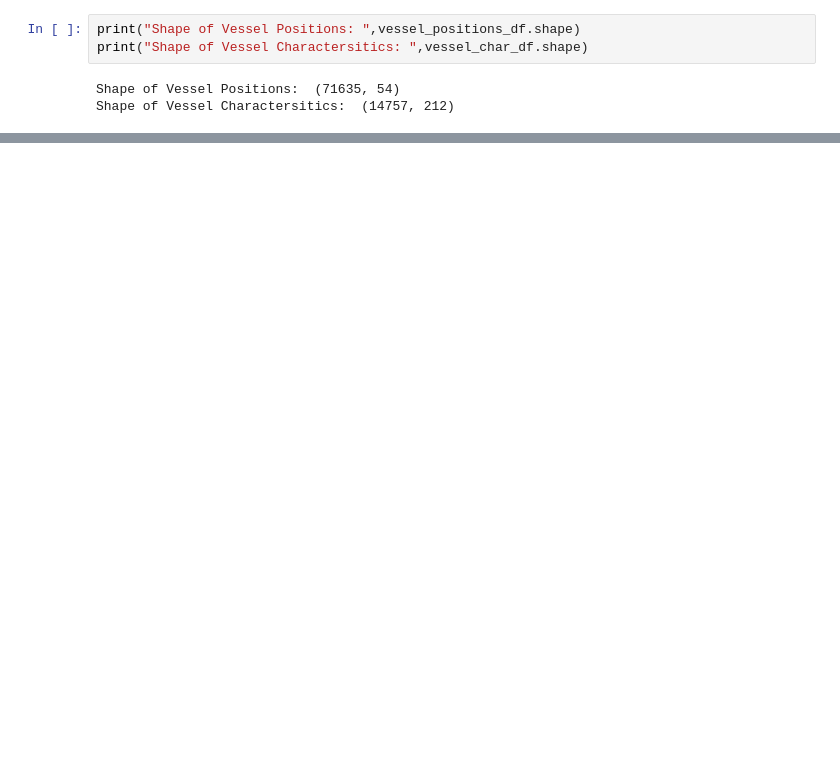
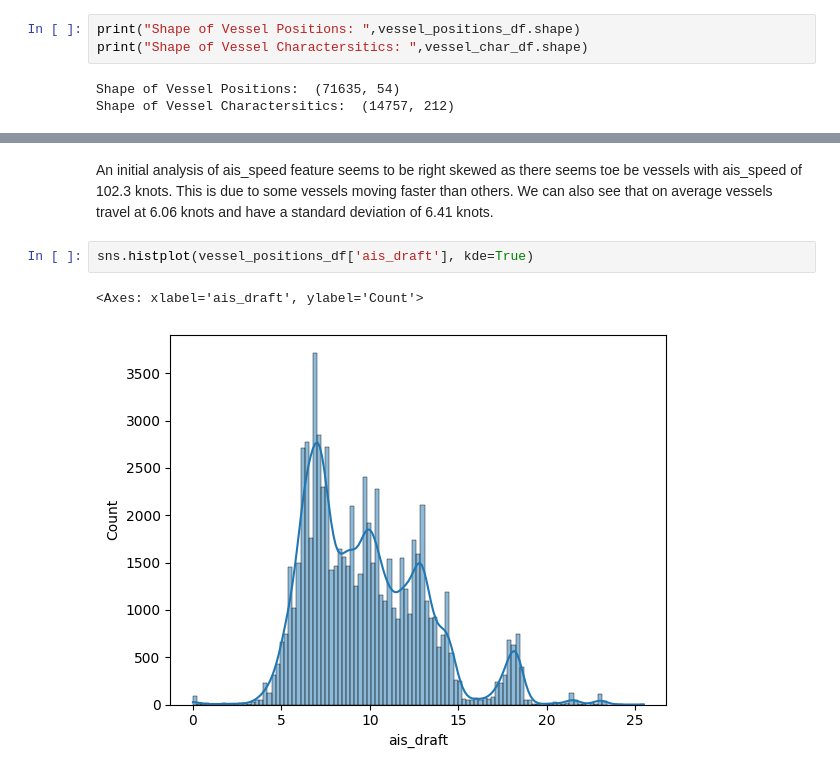
Before and after one commit to Mustafashraf/vessel_test, a Jupyter notebook: vessel_test.ipynb, the cells around one changed output, grey strips where cells are left out. Drawn from its saved outputs; the diff is of its cells as text; blank space fills up the shorter version.

Commit message:
Performed initial EDA

```diff
--- a/vessel_test.ipynb
+++ b/vessel_test.ipynb
@@ -91,0 +97,7 @@ dtype: int64
+# %% [markdown]
+An initial analysis of ais_speed feature seems to be right skewed as there seems toe be vessels with ais_speed of 102.3 knots. This is due to some vessels moving faster than others. We can also see that on average vessels travel at 6.06 knots and have a standard deviation of 6.41 knots.
+# %%
+sns.histplot(vessel_positions_df['ais_draft'], kde=True)
+# %% [output]
+<Axes: xlabel='ais_draft', ylabel='Count'>
+[figure, added]
```
Also changed, not shown: parts of 25 cells of this notebook.
